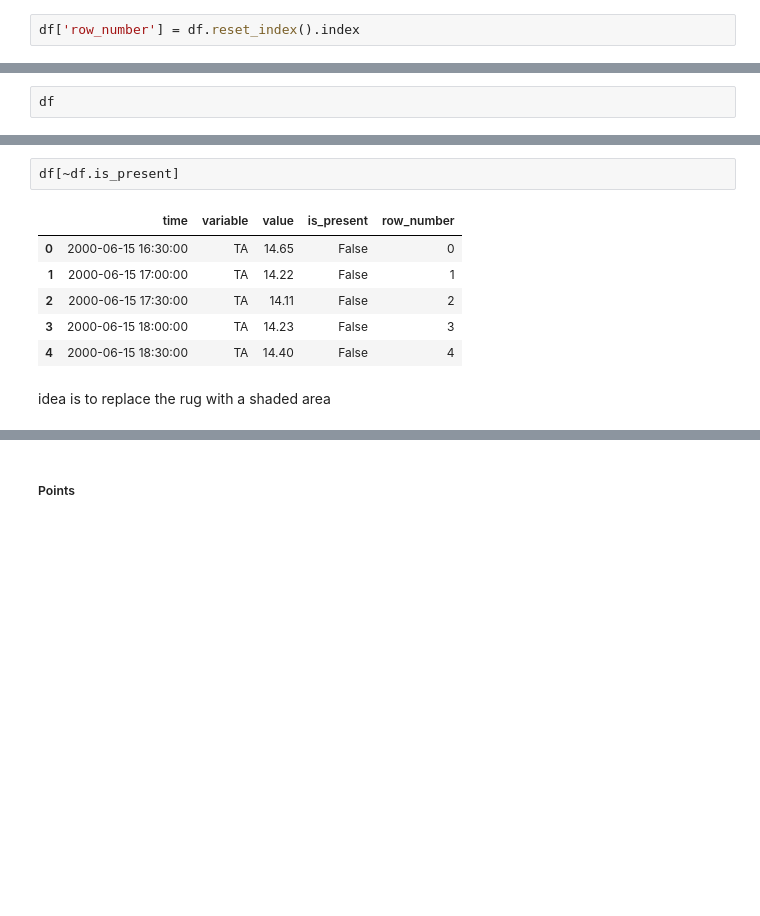
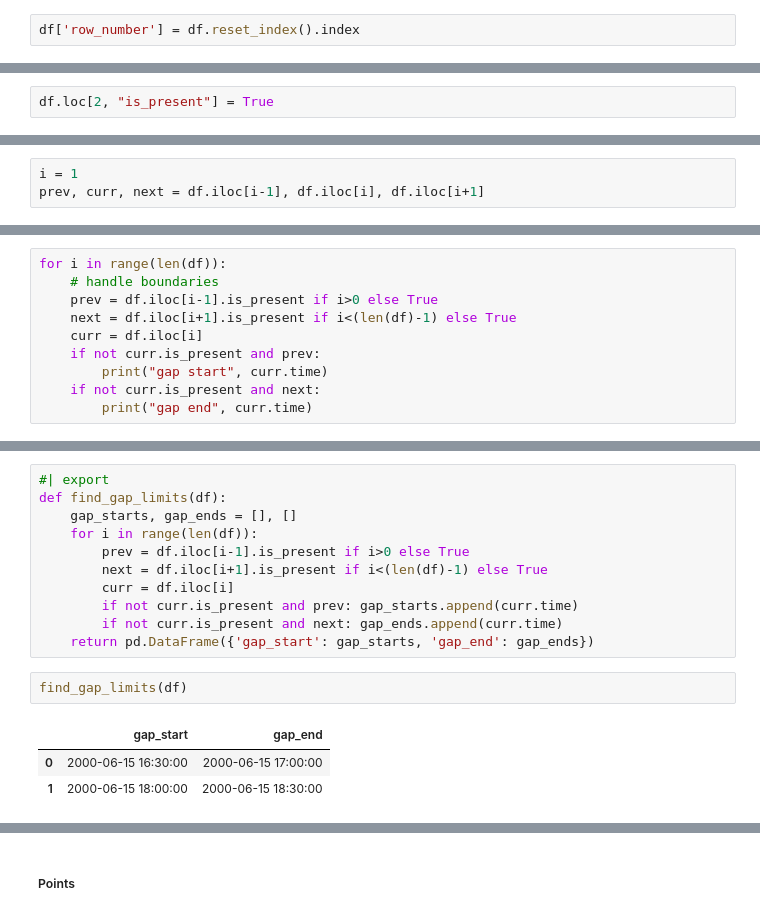
Before and after one commit to mone27/meteo_imp, a Jupyter notebook: lib_nbs/kalman/10_fastai.ipynb, the cells around one changed output, grey strips where cells are left out. Saved outputs shown, nothing was run; the diff lists cells and outputs as text; blank space fills up the shorter version.

```diff
--- a/lib_nbs/kalman/10_fastai.ipynb
+++ b/lib_nbs/kalman/10_fastai.ipynb
@@ -352,0 +379,2 @@ df['row_number'] = df.reset_index().index
+# %%
+df.loc[2, "is_present"] = True
@@ -352,0 +395,3 @@ df['row_number'] = df.reset_index().index
+# %%
+i = 1
+prev, curr, next = df.iloc[i-1], df.iloc[i], df.iloc[i+1]
@@ -353,3 +433,11 @@ df['row_number'] = df.reset_index().index
 # %%
-df
+for i in range(len(df)):
+    # handle boundaries
+    prev = df.iloc[i-1].is_present if i>0 else True
+    next = df.iloc[i+1].is_present if i<(len(df)-1) else True
+    curr = df.iloc[i]
+    if not curr.is_present and prev:
+        print("gap start", curr.time)
+    if not curr.is_present and next:
+        print("gap end", curr.time)
 # %% [output]
@@ -367,12 +448,18 @@ df
+# %%
+#| export
+def find_gap_limits(df):
+    gap_starts, gap_ends = [], []
+    for i in range(len(df)):
+        prev = df.iloc[i-1].is_present if i>0 else True
+        next = df.iloc[i+1].is_present if i<(len(df)-1) else True
+        curr = df.iloc[i]
+        if not curr.is_present and prev: gap_starts.append(curr.time)
+        if not curr.is_present and next: gap_ends.append(curr.time)
+    return pd.DataFrame({'gap_start': gap_starts, 'gap_end': gap_ends})
 # %%
-df[~df.is_present]
+find_gap_limits(df)
 # %% [output]
-|  | time | variable | value | is_present | row_number |
-| 0 | 2000-06-15 16:30:00 | TA | 14.65 | False | 0 |
-| 1 | 2000-06-15 17:00:00 | TA | 14.22 | False | 1 |
-| 2 | 2000-06-15 17:30:00 | TA | 14.11 | False | 2 |
-| 3 | 2000-06-15 18:00:00 | TA | 14.23 | False | 3 |
-| 4 | 2000-06-15 18:30:00 | TA | 14.40 | False | 4 |
+|  | gap_start | gap_end |
+| 0 | 2000-06-15 16:30:00 | 2000-06-15 17:00:00 |
+| 1 | 2000-06-15 18:00:00 | 2000-06-15 18:30:00 |
-# %% [markdown]
-idea is to replace the rug with a shaded area
 # %%
```
Also changed, not shown: parts of 39 cells of this notebook, 3 other files.
